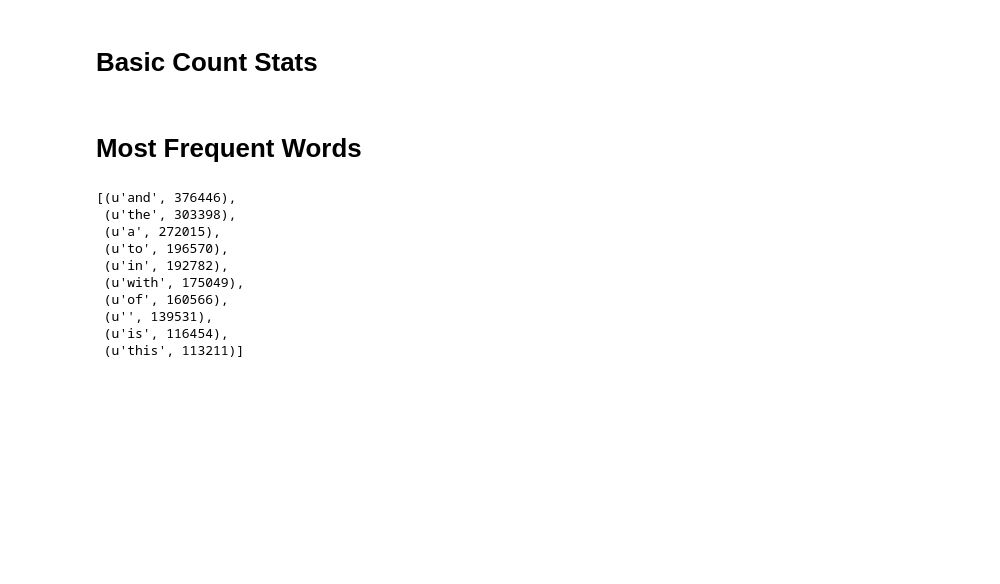
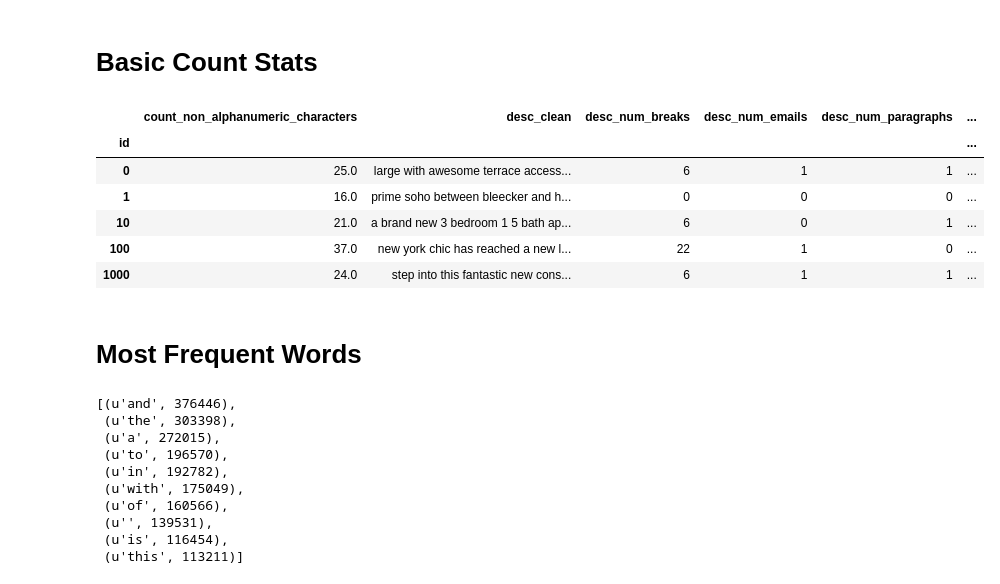
Before and after one commit to csizsek/kaggle-2s-rental-inq, a Jupyter notebook: 105_description.ipynb, the cells around one changed output. Saved outputs shown, nothing was run; the diff lists cells and outputs as text; code cells hidden in the pictures; blank space fills up the shorter version.

Commit message:
New feature: number of non-alphanumreic characters

```diff
--- a/105_description.ipynb
+++ b/105_description.ipynb
@@ -29,6 +29,7 @@ sns.set(font_scale=1.0)
 rcParams['figure.figsize'] = 8, 6
 sns.set_style('whitegrid')
 sns.set_palette(sns.color_palette('muted'))
+pd.options.display.max_colwidth = 10000
 # %%
 from collections import Counter
 # %% [markdown]
@@ -72,6 +124,12 @@ def count_string_features(s):
 
     phone_regex = '\d+(\s*-\s*\d+){1,4}'
     stats['desc_num_phones'] = len(re.findall(phone_regex, s))
+
+    nr_of_non_alphanum_characters = sum([(not c.isalnum() and c!=" ") for c in s])
+    nr_of_characters = len(s)
+    stats['count_non_alphanumeric_characters'] = nr_of_non_alphanum_characters
+    stats['num_characters'] = nr_of_characters
+    stats['ratio_non_alphanumeric_characters'] = float(nr_of_non_alphanum_characters) / nr_of_characters if nr_of_characters != 0 else 0
     s = re.sub(phone_regex, ' ', s)
 
     s = re.sub('\W', ' ', s)
@@ -81,7 +139,18 @@ def count_string_features(s):
     stats['desc_clean'] = s.lower()
 
     return pd.Series(stats)
+
 d = d.description.apply(count_string_features)
+# %%
+d.head()
+# %% [output]
+|  | count_non_alphanumeric_characters | desc_clean | desc_num_breaks | desc_num_emails | desc_num_paragraphs | ... |
+| id |  |  |  |  |  | ... |
+| 0 | 25.0 | large with awesome terrace access... | 6 | 1 | 1 | ... |
+| 1 | 16.0 | prime soho between bleecker and h... | 0 | 0 | 0 | ... |
+| 10 | 21.0 | a brand new 3 bedroom 1 5 bath ap... | 6 | 0 | 1 | ... |
+| 100 | 37.0 | new york chic has reached a new l... | 22 | 1 | 0 | ... |
+| 1000 | 24.0 | step into this fantastic new cons... | 6 | 1 | 1 | ... |
 # %%
 noise = np.random.randn(len(d))
 d['desc_num_words_q100'] = pd.qcut((d.desc_num_words + 0.1*noise), 100, [0.01 * i for i in range(0, 100)])
```
Also changed, not shown: parts of 4 cells of this notebook.
